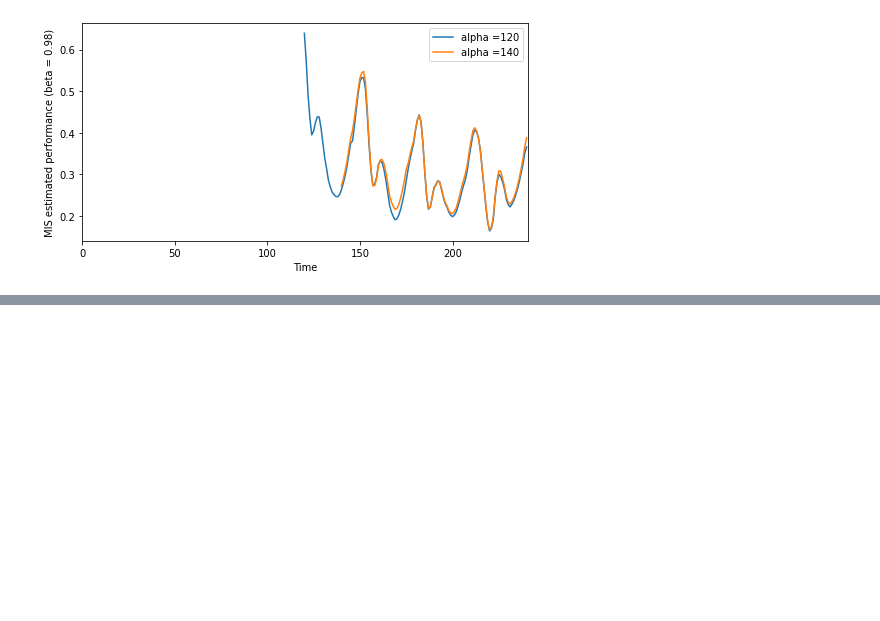
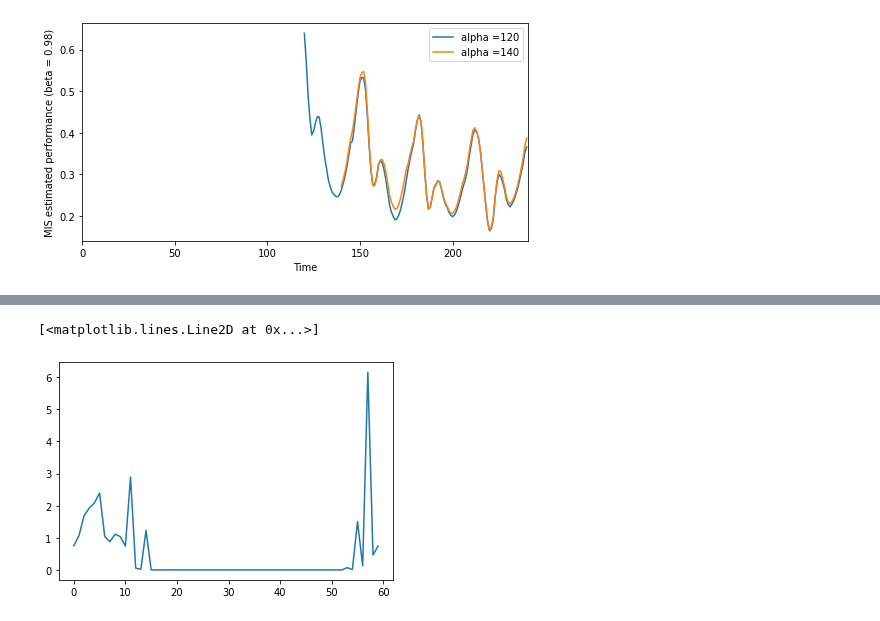
Before and after one commit to francescovidaich964/Como_lake, a Jupyter notebook: bandit_tests/non-stat_contextual_bandits.ipynb, the cells around one changed output, grey strips where cells are left out. Drawn from its saved outputs; the diff is of its cells as text; code cells hidden in the pictures; blank space fills up the shorter version.

```diff
--- a/bandit_tests/non-stat_contextual_bandits.ipynb
+++ b/bandit_tests/non-stat_contextual_bandits.ipynb
@@ -512,0 +579,5 @@ plt.show()
+# %%
+plt.plot(np.array(wieghts_through_time)[-10])
+# %% [output]
+[<matplotlib.lines.Line2D at 0x...>]
+[figure, added]
```
Also changed, not shown: parts of 6 cells of this notebook.
